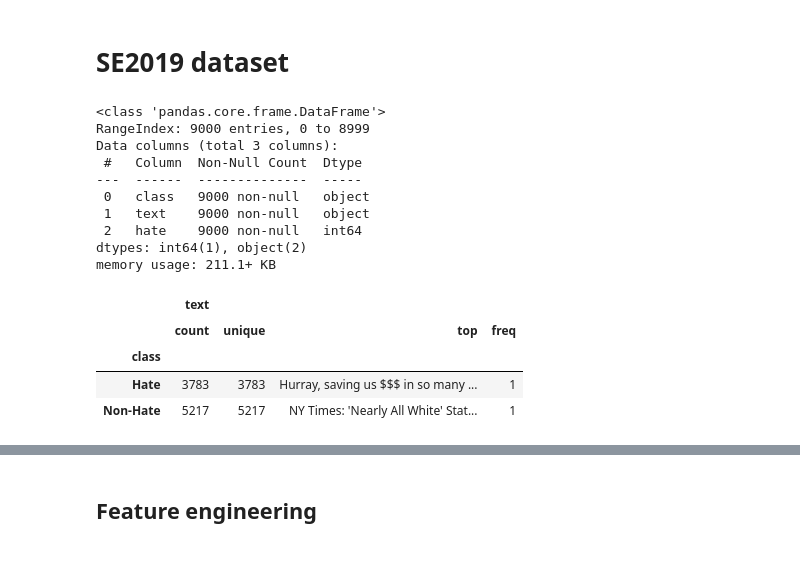
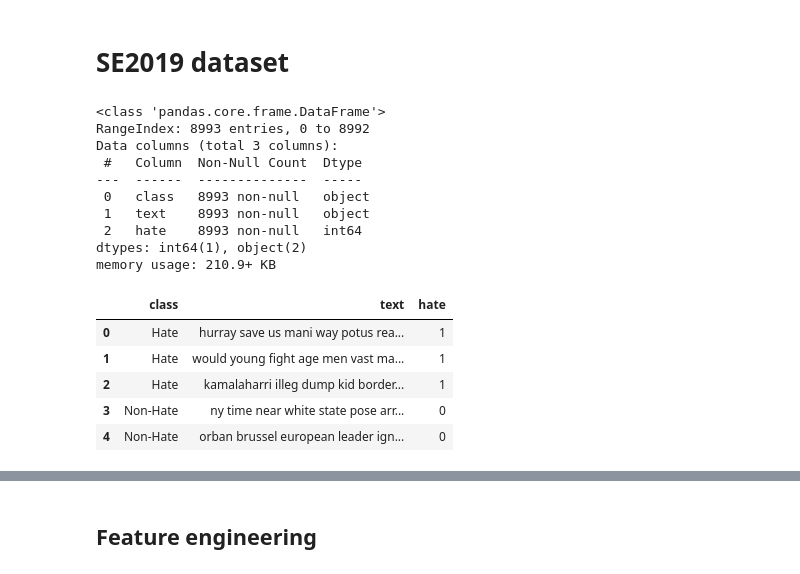
Before and after one commit to yclee98/Hate-speech-detection, a Jupyter notebook: main.ipynb, the cells around one changed output, grey strips where cells are left out. Cells and saved outputs as stored; diff of their text form; code cells hidden in the pictures.

```diff
--- a/main.ipynb
+++ b/main.ipynb
@@ -67,27 +62,28 @@ stopword = set(stopwords.words("english")) #to elimiate unimportand words, allow
 # %% [markdown]
 # SE2019 dataset
 # %%
-df = pd.read_csv("Dataset/SE2019/cleaned_data1.csv")
+df = pd.read_csv("Dataset/SE2019/processed_data.csv")
 df.info()
 # %% [output]
 <class 'pandas.core.frame.DataFrame'>
-RangeIndex: 9000 entries, 0 to 8999
+RangeIndex: 8993 entries, 0 to 8992
 Data columns (total 3 columns):
  #   Column  Non-Null Count  Dtype
 ---  ------  --------------  -----
- 0   class   9000 non-null   object
- 1   text    9000 non-null   object
- 2   hate    9000 non-null   int64
+ 0   class   8993 non-null   object
+ 1   text    8993 non-null   object
+ 2   hate    8993 non-null   int64
 dtypes: int64(1), object(2)
-memory usage: 211.1+ KB
+memory usage: 210.9+ KB
-# %%
-df.groupby('class').describe()
-# %% [output]
-|  | text |  |  |  |
-|  | count | unique | top | freq |
-| class |  |  |  |  |
-| Hate | 3783 | 3783 | Hurray, saving us $$$ in so many ... | 1 |
-| Non-Hate | 5217 | 5217 | NY Times: 'Nearly All White' Stat... | 1 |
+# %%
+df.head(5)
+# %% [output]
+|  | class | text | hate |
+| 0 | Hate | hurray save us mani way potus rea... | 1 |
+| 1 | Hate | would young fight age men vast ma... | 1 |
+| 2 | Hate | kamalaharri illeg dump kid border... | 1 |
+| 3 | Non-Hate | ny time near white state pose arr... | 0 |
+| 4 | Non-Hate | orban brussel european leader ign... | 0 |
 # %%
 df['class'].value_counts()
 # %% [output]
```
Also changed, not shown: parts of 39 cells of this notebook, 3 other files.
